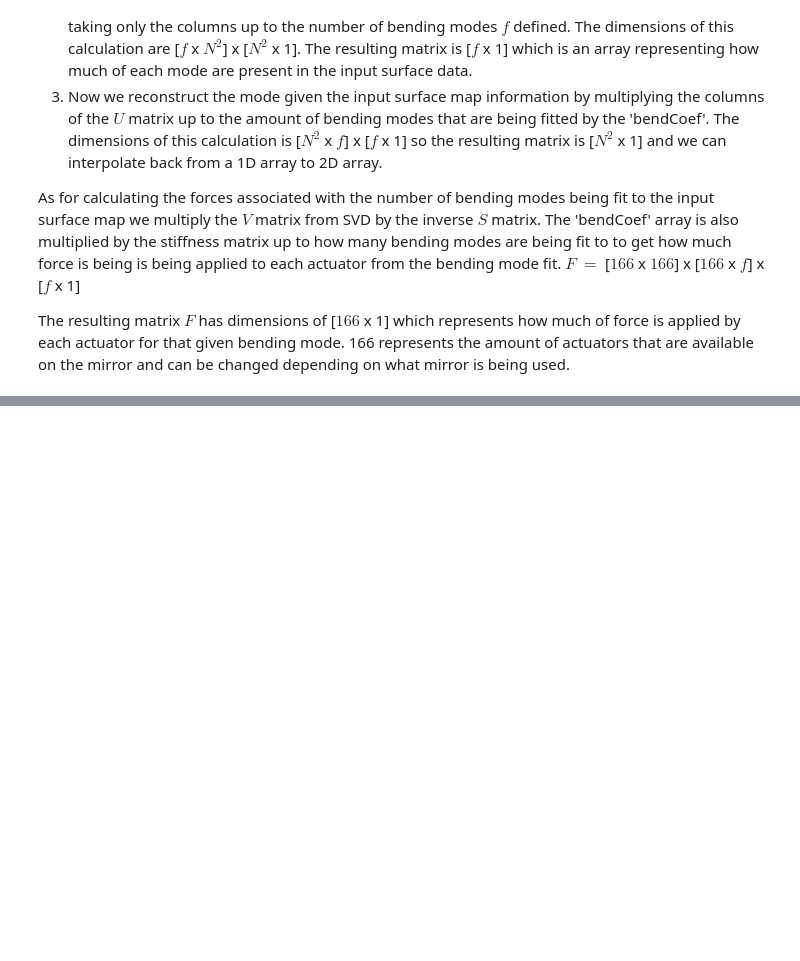
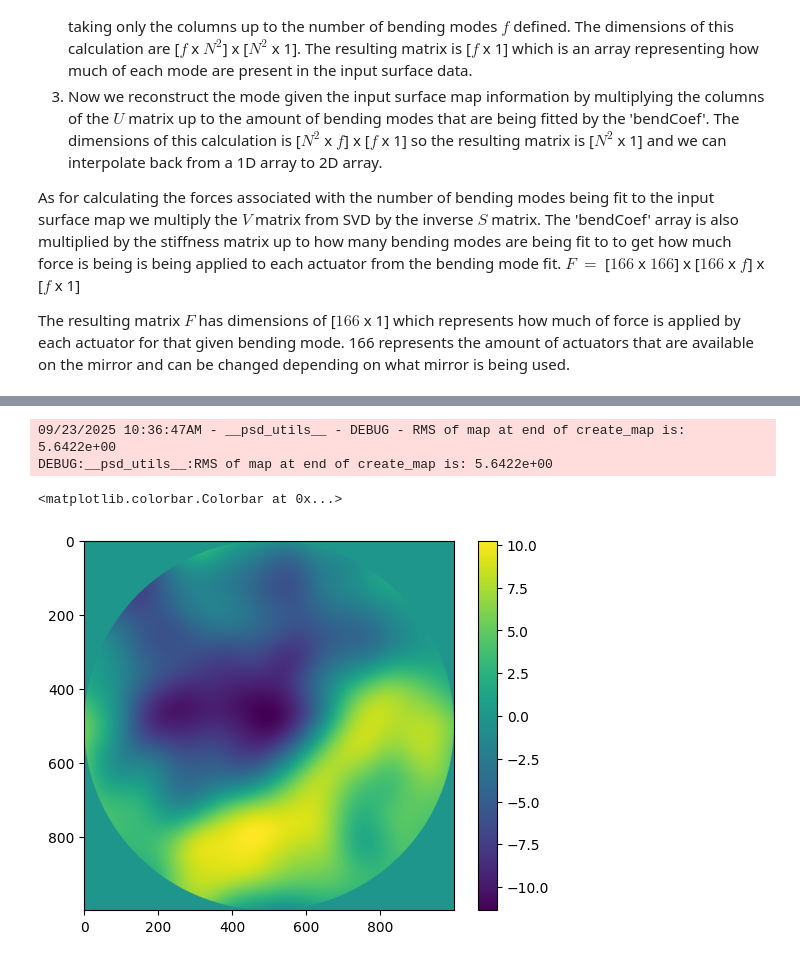
Before and after one commit to uasal/rfcml_bending, a Jupyter notebook: docs/notebooks/Bending_fitting.ipynb, the cells around one changed output, grey strips where cells are left out. Saved outputs shown, nothing was run; the diff lists cells and outputs as text; code cells hidden in the pictures; blank space fills up the shorter version.

```diff
--- a/docs/notebooks/Bending_fitting.ipynb
+++ b/docs/notebooks/Bending_fitting.ipynb
@@ -144,0 +281,17 @@ forces matrix shape: (166, 9)
+# %%
+pupil_mask = np.zeros((int(1000), int(1000)))
+pupil_mask[coords.r_grid < (0.5 / 2)] = 1
+opd = psd_tools.create_map(coords, test_psd, mask=pupil_mask, rms=None)
+
+#opd.map[opd.map == 0] = np.nan
+
+plt.figure()
+plt.imshow(opd.map)
+plt.colorbar()
+
+#psd_tools.create_plots(map=opd.map, mask=pupil_mask, coords=coords, prefix='test_opd_bending')
+# %% [output]
+09/23/2025 10:36:47AM - __psd_utils__ - DEBUG - RMS of map at end of create_map is: 5.6422e+00
+DEBUG:__psd_utils__:RMS of map at end of create_map is: 5.6422e+00
+<matplotlib.colorbar.Colorbar at 0x...>
+[figure, added]
```
Also changed, not shown: parts of 14 cells of this notebook, 7 other files.
